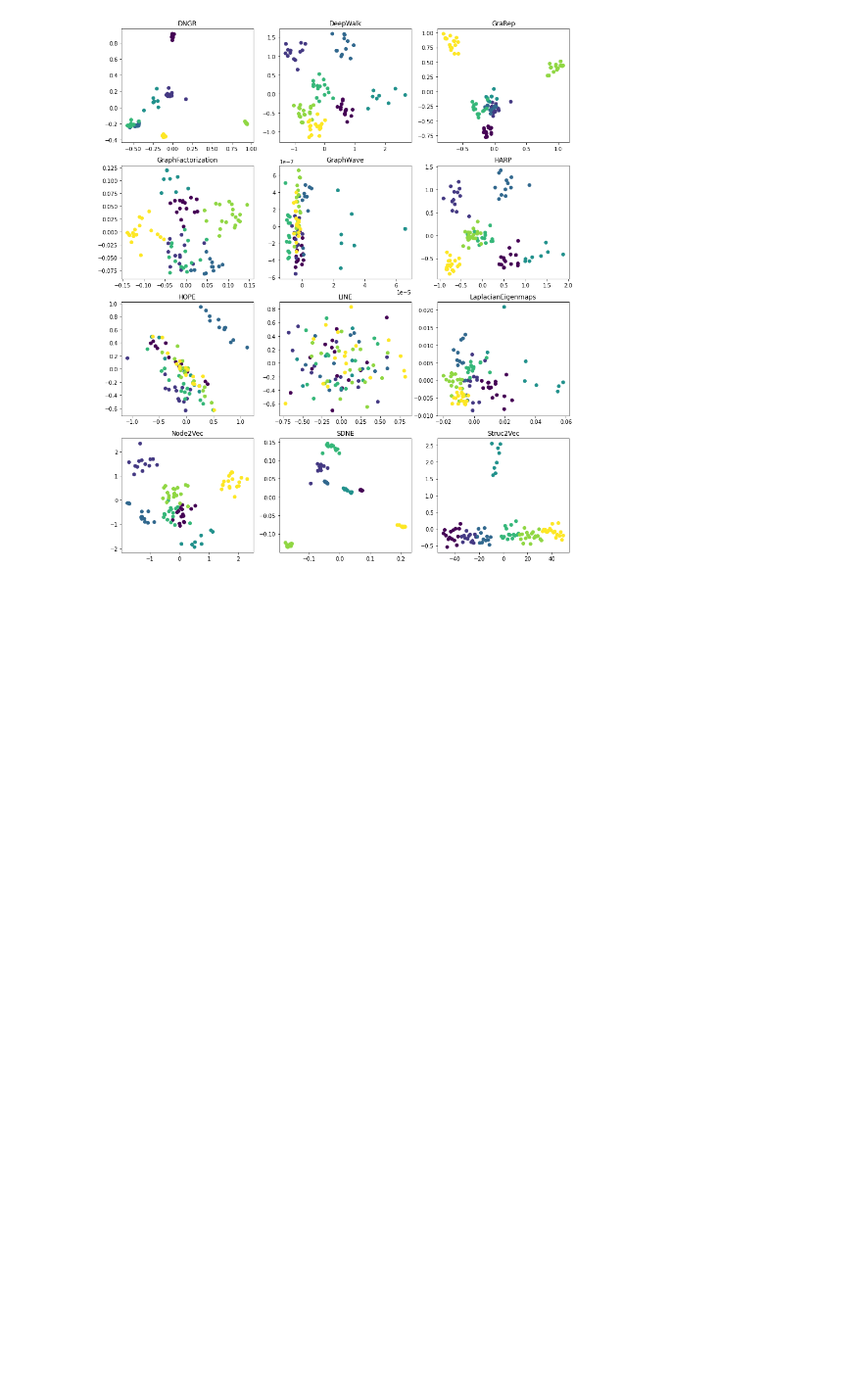
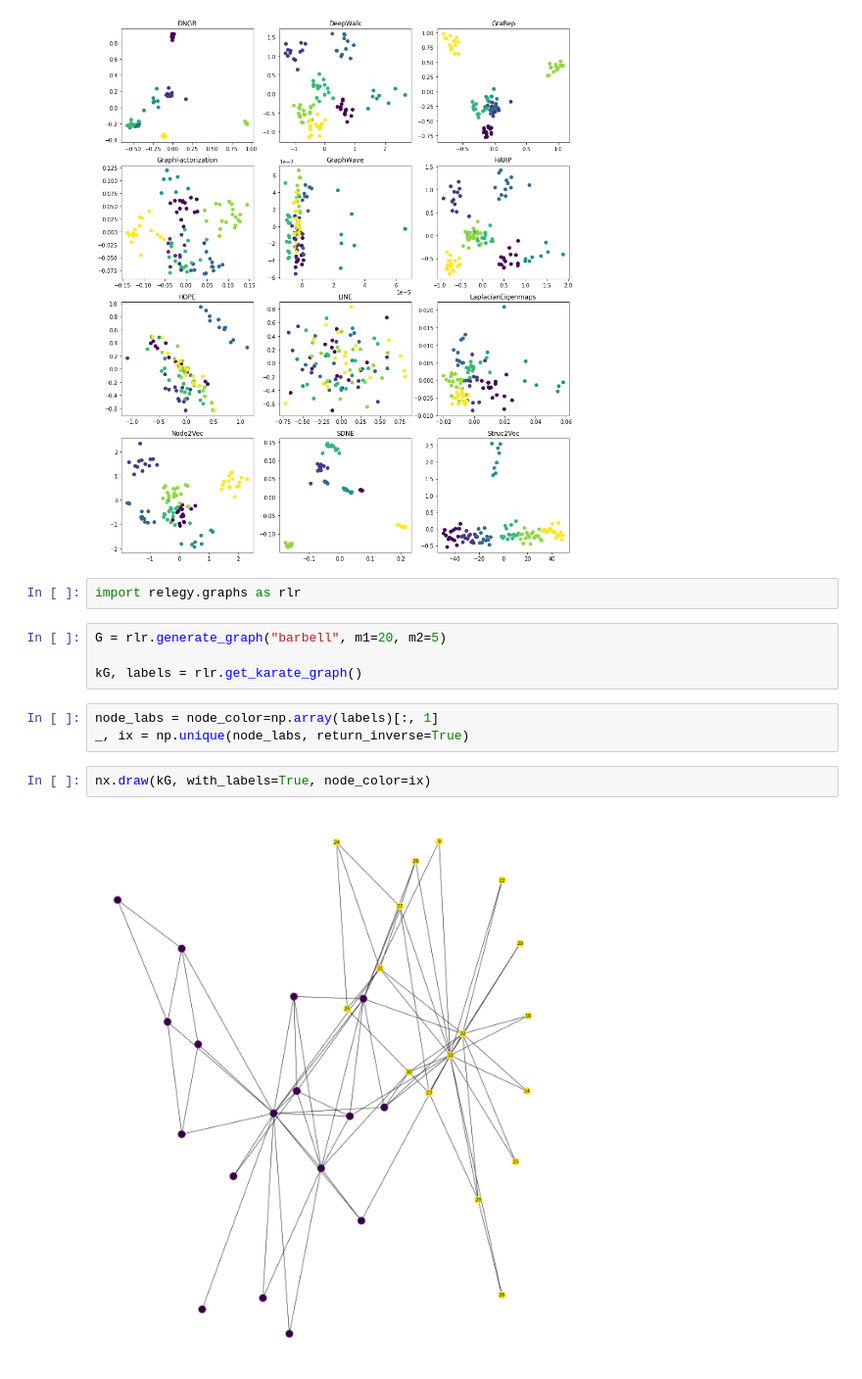
Before and after one commit to lukaszbrzozowski/ReLeGy, a Jupyter notebook: Analysis/SyntheticGraphsAnalysis.ipynb, the cells around one changed output. Shown at 98% size. Saved outputs shown, nothing was run; the diff lists cells and outputs as text; blank space fills up the shorter version.

```diff
--- a/Analysis/SyntheticGraphsAnalysis.ipynb
+++ b/Analysis/SyntheticGraphsAnalysis.ipynb
@@ -169,3 +169,16 @@ for i in range(len(names)):
     axs[ix_x, ix_y].set_title(names[i])
 # %% [output]
 [figure]
+# %%
+import relegy.graphs as rlr
+# %%
+G = rlr.generate_graph("barbell", m1=20, m2=5)
+
+kG, labels = rlr.get_karate_graph()
+# %%
+node_labs = node_color=np.array(labels)[:, 1]
+_, ix = np.unique(node_labs, return_inverse=True)
+# %%
+nx.draw(kG, with_labels=True, node_color=ix)
+# %% [output]
+[figure, added]
```
